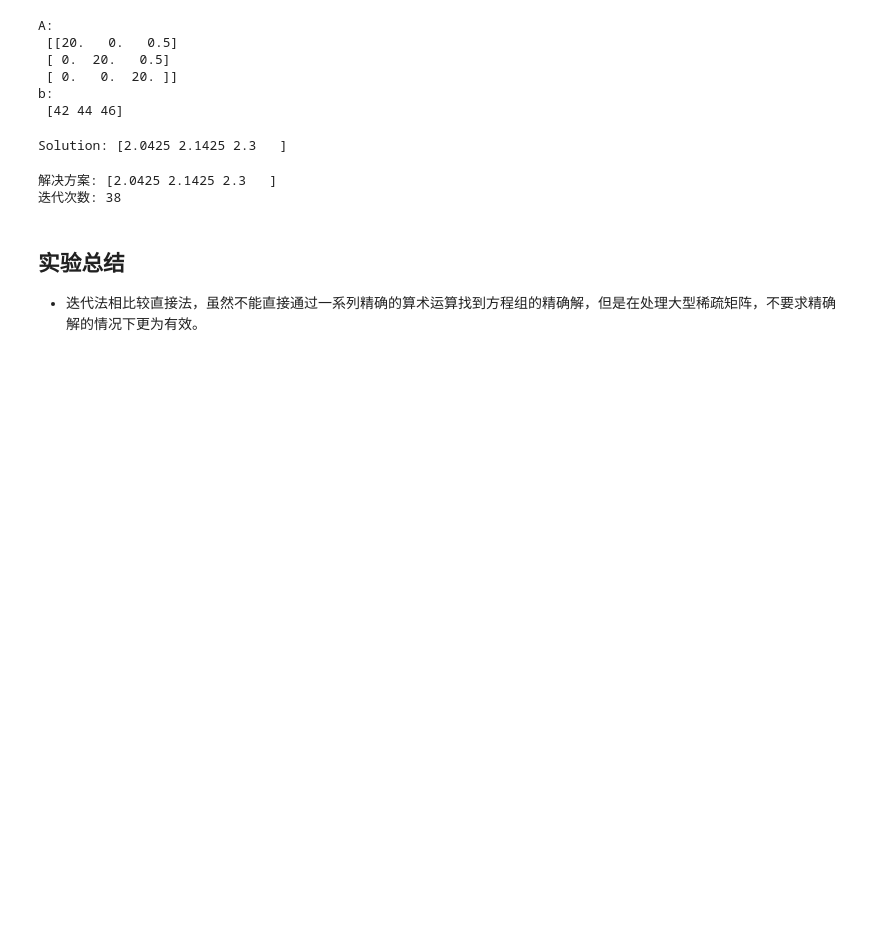
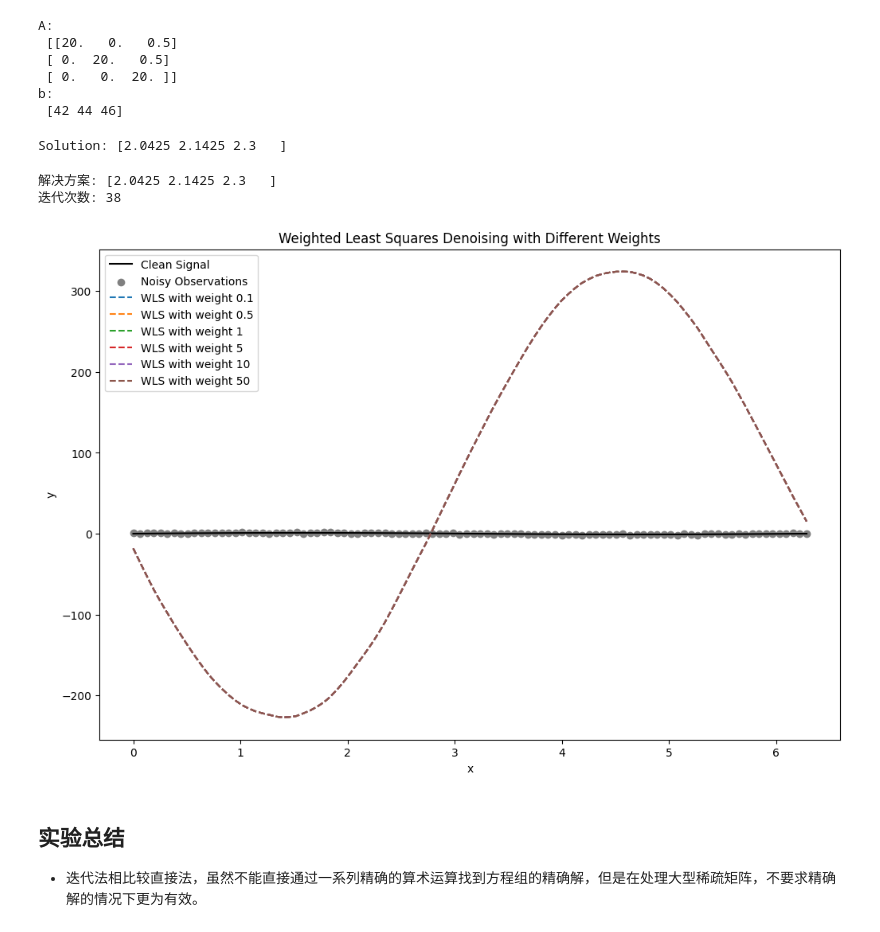
Before and after one commit to CottonCandy2004/numerical-methods, a Jupyter notebook: homework/Lab2_2024.ipynb, the cells around one changed output. Saved outputs shown, nothing was run; the diff lists cells and outputs as text; code cells hidden in the pictures; blank space fills up the shorter version.

```diff
--- a/homework/Lab2_2024.ipynb
+++ b/homework/Lab2_2024.ipynb
@@ -169,3 +144,48 @@ plt.show()
+# %%
+import numpy as np
+import matplotlib.pyplot as plt
+
+# 生成带噪声的数据
+np.random.seed(0)  # 为了可重复性设置随机种子
+x = np.linspace(0, 2 * np.pi, 100)
+y_clean = np.sin(x)  # 假设这是无噪声的真实信号
+noise = 0.5 * np.random.randn(len(x))  # 添加高斯噪声
+y_noisy = y_clean + noise  # 有噪声的观测值
+
+# 加权最小二乘法 (WLS) 函数
+def wls(y, D, w):
+    W = np.diag(w)
+    A = D.T @ W @ D
+    b = D.T @ W @ y
+    return np.linalg.solve(A, b)
+
+# 二阶微分算子D
+e = np.ones_like(x)
+D = np.diag(-2*e) + np.diag(e[1:], 1) + np.diag(e[1:], -1)
+
+# 权重因子列表
+weights_factors = [0.1, 0.5, 1, 5, 10, 50]
+
+# 绘图
+plt.figure(figsize=(12, 8))
+
+# 绘制原始信号和噪声信号
+plt.plot(x, y_clean, label='Clean Signal', color='black')
+plt.scatter(x, y_noisy, label='Noisy Observations', color='gray')
+
+# 应用WLS并对每个权重因子的结果绘图
+for factor in weights_factors:
+    w = 1 / (factor * np.abs(noise))  # 根据噪声大小反比地设置权重
+    y_smoothed = wls(y_noisy, D, w)
+    plt.plot(x, y_smoothed, label=f'WLS with weight {factor}', linestyle='--')
+
+plt.title('Weighted Least Squares Denoising with Different Weights')
+plt.xlabel('x')
+plt.ylabel('y')
+plt.legend()
+plt.show()
+# %% [output]
+[figure, added]
 # %% [markdown]
 ## 实验总结
 - 迭代法相比较直接法，虽然不能直接通过⼀系列精确的算术运算找到⽅程组的精确解，但是在处理⼤型稀疏矩阵，不要求精确解的情况下更为有效。
```
Also changed, not shown: parts of 1 cell of this notebook, 3 other files.
